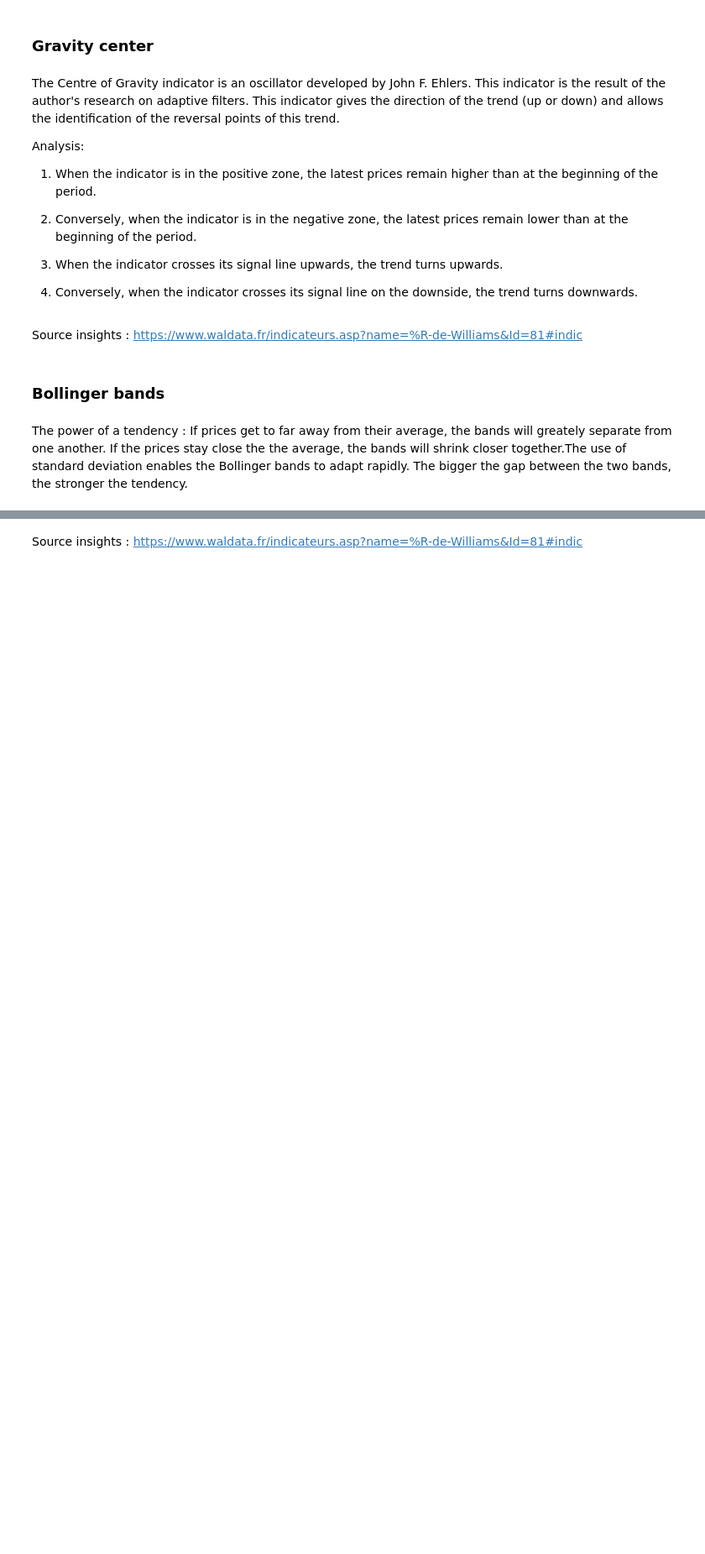
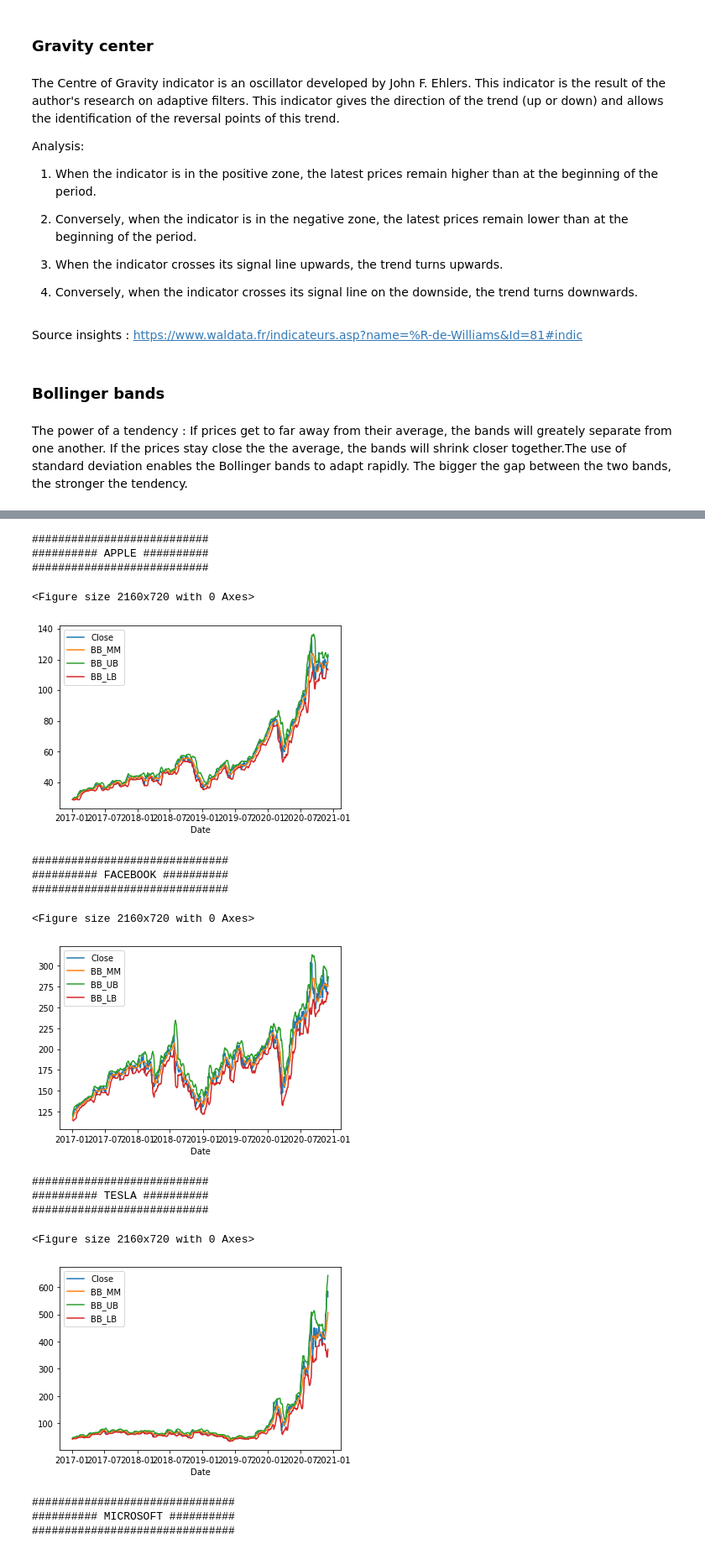
Before and after one commit to yxyfer/BigData-Projet, a Jupyter notebook: project.ipynb, the cells around one changed output, grey strips where cells are left out. Shown at 84% size. Drawn from its saved outputs; the diff is of its cells as text; code cells hidden in the pictures; blank space fills up the shorter version.

Commit message:
continue insights

```diff
--- a/project.ipynb
+++ b/project.ipynb
@@ -296,2 +793,21 @@ stocks.call_insight_function("plot_gc")
-# %% [markdown]
-Source insights :  https://www.waldata.fr/indicateurs.asp?name=%R-de-Williams&Id=81#indic
+# %%
+stocks.call_insight_function("plot_bb")
+# %% [output]
+###########################
+########## APPLE ##########
+###########################
+<Figure size 2160x720 with 0 Axes>
+[figure, added]
+##############################
+########## FACEBOOK ##########
+##############################
+<Figure size 2160x720 with 0 Axes>
+[figure, added]
+###########################
+########## TESLA ##########
+###########################
+<Figure size 2160x720 with 0 Axes>
+[figure, added]
+###############################
+########## MICROSOFT ##########
+###############################
```
Also changed, not shown: parts of 54 cells of this notebook, 1 other file.
